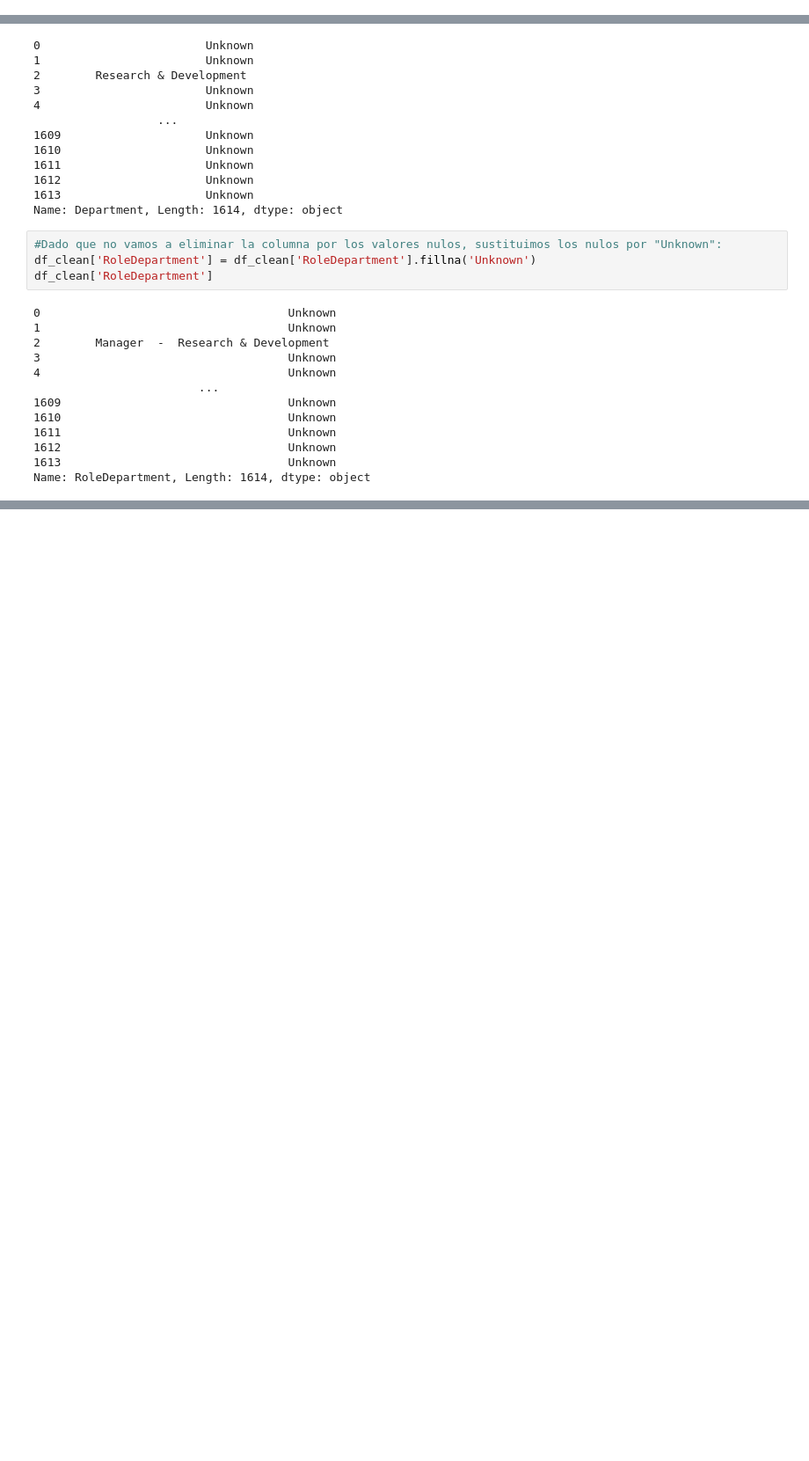
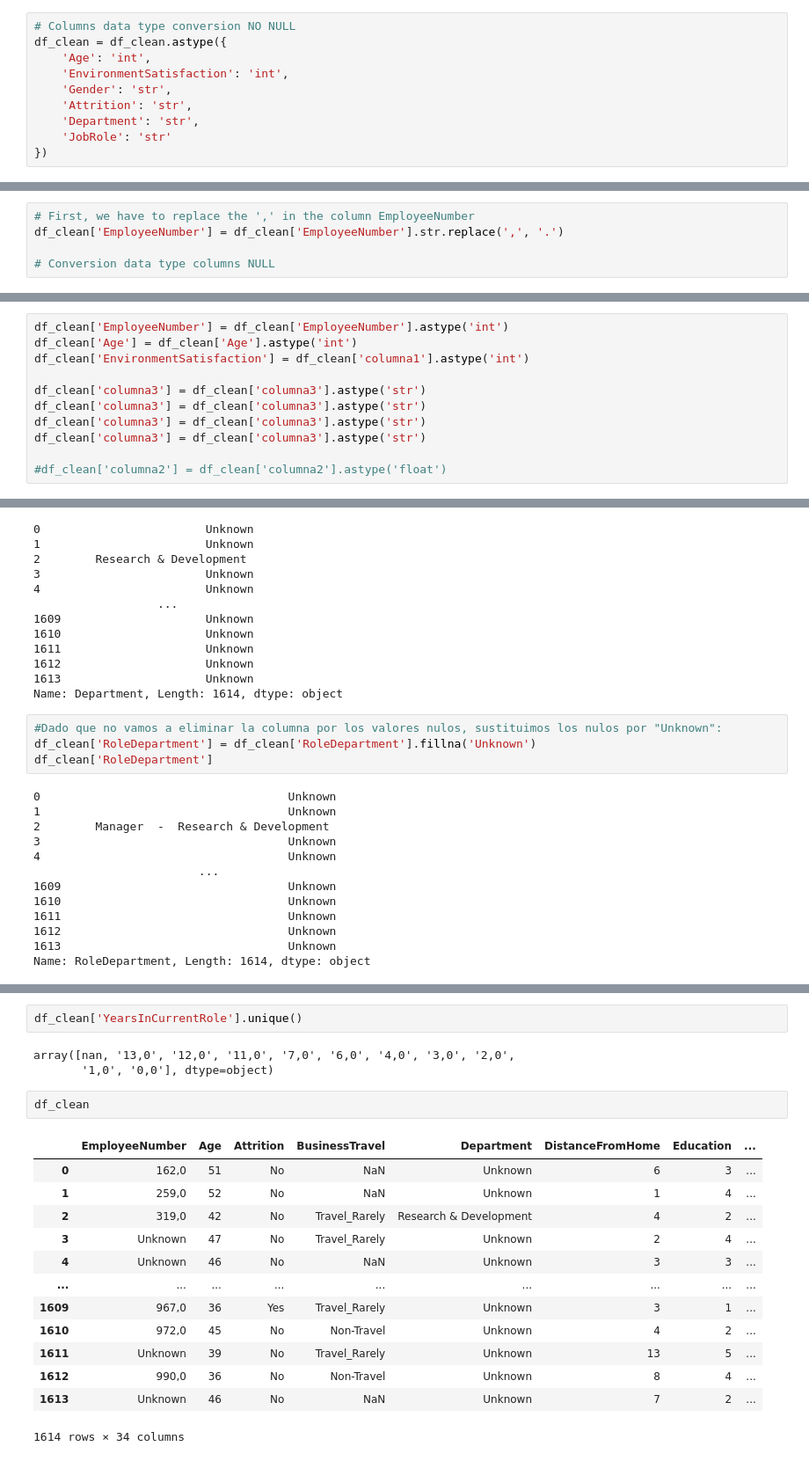
Before and after one commit to Adalab/proyecto-da-promo-b-modulo-3-team-1, a Jupyter notebook: EDA.ipynb, the cells around one changed output, grey strips where cells are left out. Shown: that part at 88% size. Cells and saved outputs as stored; diff of their text form; blank space fills up the shorter version.

```diff
--- a/EDA.ipynb
+++ b/EDA.ipynb
@@ -838,0 +904,10 @@ df_clean
+# %%
+# Columns data type conversion NO NULL
+df_clean = df_clean.astype({
+    'Age': 'int',
+    'EnvironmentSatisfaction': 'int',
+    'Gender': 'str',
+    'Attrition': 'str',
+    'Department': 'str',
+    'JobRole': 'str'
+})
@@ -838,0 +916,5 @@ df_clean
+# %%
+# First, we have to replace the ',' in the column EmployeeNumber
+df_clean['EmployeeNumber'] = df_clean['EmployeeNumber'].str.replace(',', '.')
+
+# Conversion data type columns NULL
@@ -839,3 +923,14 @@ df_clean
+# %%
+df_clean['EmployeeNumber'] = df_clean['EmployeeNumber'].astype('int')
+df_clean['Age'] = df_clean['Age'].astype('int')
+df_clean['EnvironmentSatisfaction'] = df_clean['columna1'].astype('int')
+
+df_clean['columna3'] = df_clean['columna3'].astype('str')
+df_clean['columna3'] = df_clean['columna3'].astype('str')
+df_clean['columna3'] = df_clean['columna3'].astype('str')
+df_clean['columna3'] = df_clean['columna3'].astype('str')
+
+#df_clean['columna2'] = df_clean['columna2'].astype('float')
 # %% [markdown]
 # TRATAMIENTO DE NULOS
 
@@ -920,0 +1053,21 @@ Name: RoleDepartment, Length: 1614, dtype: object
+# %%
+df_clean['YearsInCurrentRole'].unique()
+# %% [output]
+array([nan, '13,0', '12,0', '11,0', '7,0', '6,0', '4,0', '3,0', '2,0',
+       '1,0', '0,0'], dtype=object)
+# %%
+df_clean
+# %% [output]
+|  | EmployeeNumber | Age | Attrition | BusinessTravel | Department | DistanceFromHome | Education | ... |
+| 0 | 162,0 | 51 | No | NaN | Unknown | 6 | 3 | ... |
+| 1 | 259,0 | 52 | No | NaN | Unknown | 1 | 4 | ... |
+| 2 | 319,0 | 42 | No | Travel_Rarely | Research & Development | 4 | 2 | ... |
+| 3 | Unknown | 47 | No | Travel_Rarely | Unknown | 2 | 4 | ... |
+| 4 | Unknown | 46 | No | NaN | Unknown | 3 | 3 | ... |
+| ... | ... | ... | ... | ... | ... | ... | ... | ... |
+| 1609 | 967,0 | 36 | Yes | Travel_Rarely | Unknown | 3 | 1 | ... |
+| 1610 | 972,0 | 45 | No | Non-Travel | Unknown | 4 | 2 | ... |
+| 1611 | Unknown | 39 | No | Travel_Rarely | Unknown | 13 | 5 | ... |
+| 1612 | 990,0 | 36 | No | Non-Travel | Unknown | 8 | 4 | ... |
+| 1613 | Unknown | 46 | No | NaN | Unknown | 7 | 2 | ... |
+1614 rows × 34 columns
```
Also changed, not shown: parts of 13 cells of this notebook.
